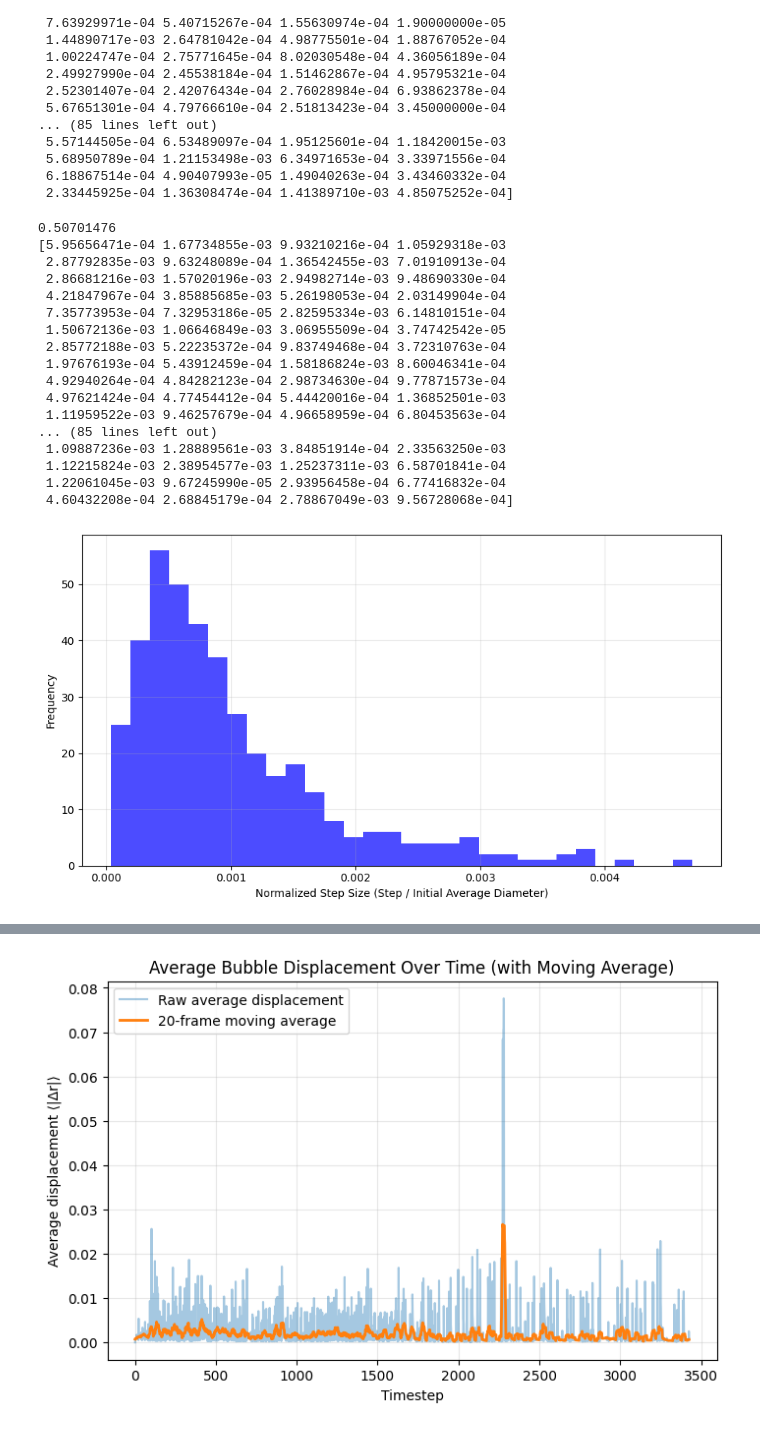
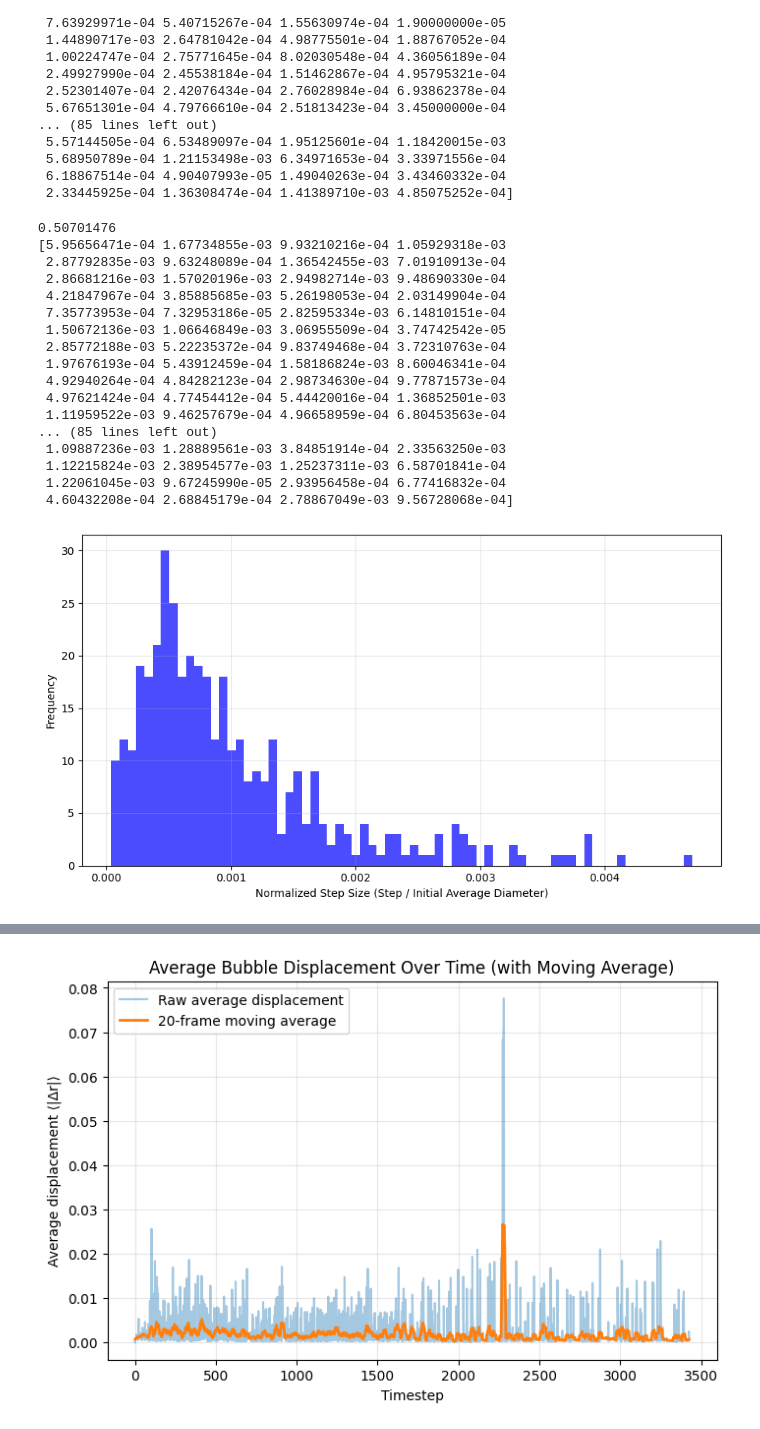
Before and after one commit to conorkirby/capstone, a Jupyter notebook: ProjectNotebooks/08_MagnitudeDisplacements.ipynb, the cells around one changed output, grey strips where cells are left out. Cells and saved outputs as stored; diff of their text form; code cells hidden in the pictures.

Commit message:
updating sample 2 04

```diff
--- a/ProjectNotebooks/08_MagnitudeDisplacements.ipynb
+++ b/ProjectNotebooks/08_MagnitudeDisplacements.ipynb
@@ -164,35 +165,36 @@ print(initial_averagediam)
 
 #divide first 400 steps by initial average diameter
 normalized_steps = first_steps / initial_averagediam
 print(normalized_steps)
 
 # create a histogram of the normalized steps
 plt.figure(figsize=(9,5))
-plt.hist(normalized_steps, bins=30, alpha=0.7, color='blue')
+plt.hist(normalized_steps, bins=70, alpha=0.7, color='blue')
 plt.xlabel("Normalized Step Size (Step / Initial Average Diameter)")
 plt.ylabel("Frequency")
 plt.grid(alpha=0.3)
 plt.tight_layout()
+plt.savefig("/Users/conorkirby/Library/Mobile Documents/com~apple~CloudDocs/Coding/projects/python/capstone/Figures_Sample2/08_Figures/normalized_step_size_histogram_2.png", dpi=300)
 plt.show()
 # %% [output]
 0.50701476
 [5.95656471e-04 1.67734855e-03 9.93210216e-04 1.05929318e-03
  2.87792835e-03 9.63248089e-04 1.36542455e-03 7.01910913e-04
  2.86681216e-03 1.57020196e-03 2.94982714e-03 9.48690330e-04
  4.21847967e-04 3.85885685e-03 5.26198053e-04 2.03149904e-04
  7.35773953e-04 7.32953186e-05 2.82595334e-03 6.14810151e-04
  1.50672136e-03 1.06646849e-03 3.06955509e-04 3.74742542e-05
  2.85772188e-03 5.22235372e-04 9.83749468e-04 3.72310763e-04
  1.97676193e-04 5.43912459e-04 1.58186824e-03 8.60046341e-04
  4.92940264e-04 4.84282123e-04 2.98734630e-04 9.77871573e-04
  4.97621424e-04 4.77454412e-04 5.44420016e-04 1.36852501e-03
  1.11959522e-03 9.46257679e-04 4.96658959e-04 6.80453563e-04
 ... (85 lines left out)
  1.09887236e-03 1.28889561e-03 3.84851914e-04 2.33563250e-03
  1.12215824e-03 2.38954577e-03 1.25237311e-03 6.58701841e-04
  1.22061045e-03 9.67245990e-05 2.93956458e-04 6.77416832e-04
  4.60432208e-04 2.68845179e-04 2.78867049e-03 9.56728068e-04]
-[figure, old version]
+[figure, new version]
 # %%
 # Get steps at regular intervals (every 100th step)
 max_timestep = steps["t_start"].max()
```
Also changed, not shown: parts of 4 cells of this notebook, 19 other files.
